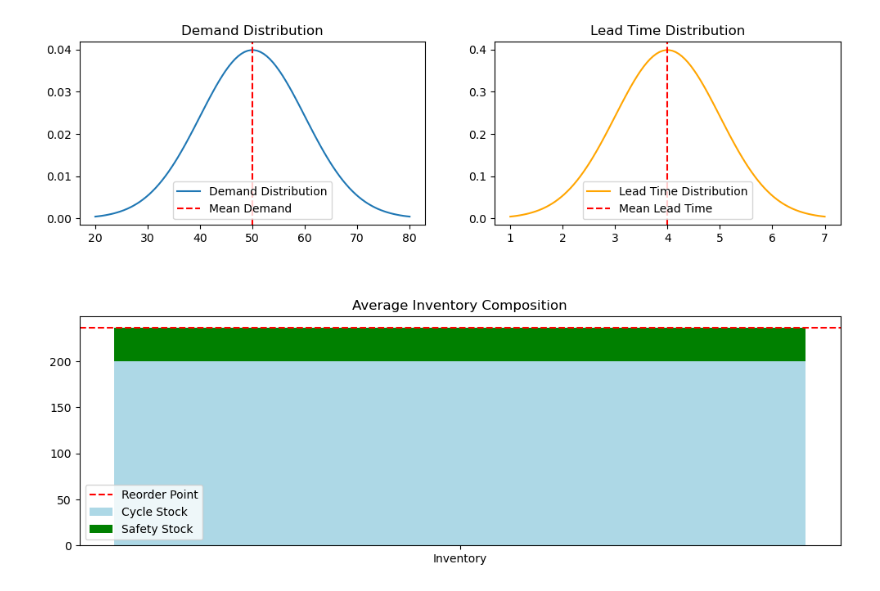
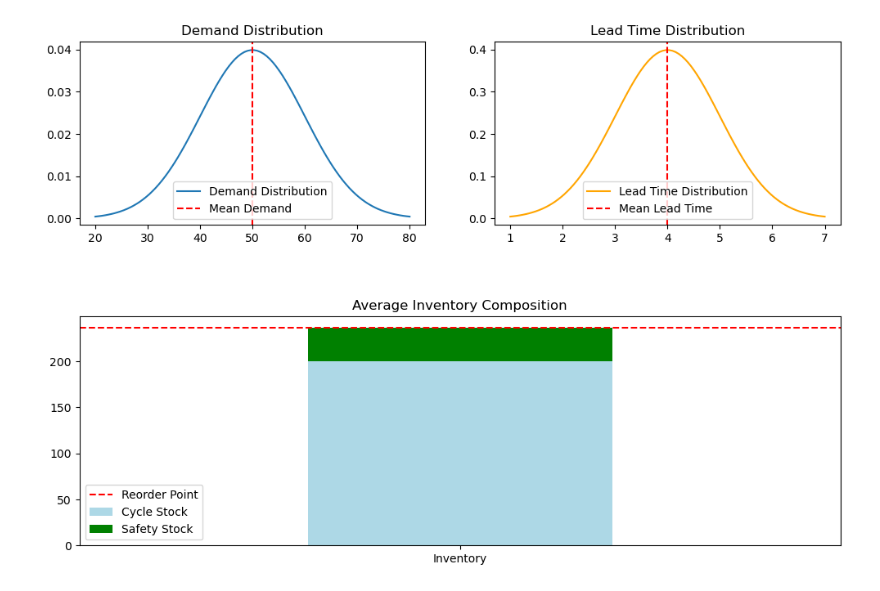
Before and after one commit to yay4john/Inventory-Optimization, a Jupyter notebook: SEIO.ipynb, the cells around one changed output. Cells and saved outputs as stored; diff of their text form; code cells hidden in the pictures.

```diff
--- a/SEIO.ipynb
+++ b/SEIO.ipynb
@@ -29,31 +29,33 @@ reorder_point = calculate_reorder_point(demand_mean, lead_time, safety_stock)
 # Visualization
 fig, axes = plt.subplots(2, 2, figsize=(12, 8), gridspec_kw={'height_ratios': [1, 1.5]})
 
 # Demand Distribution Plot
 x = np.linspace(demand_mean - 3*demand_std, demand_mean + 3*demand_std, 100)
 y = (1 / (demand_std * np.sqrt(2 * np.pi))) * np.exp(-0.5 * ((x - demand_mean) / demand_std) ** 2)
 axes[0, 0].plot(x, y, label="Demand Distribution")
 axes[0, 0].axvline(demand_mean, color='r', linestyle='--', label="Mean Demand")
 axes[0, 0].set_title("Demand Distribution")
 axes[0, 0].legend()
 
 # Lead Time Distribution Plot
 lead_time_x = np.linspace(lead_time - 3*lead_time_std, lead_time + 3*lead_time_std, 100)
 lead_time_y = (1 / (lead_time_std * np.sqrt(2 * np.pi))) * np.exp(-0.5 * ((lead_time_x - lead_time) / lead_time_std) ** 2)
 axes[0, 1].plot(lead_time_x, lead_time_y, label="Lead Time Distribution", color='orange')
 axes[0, 1].axvline(lead_time, color='r', linestyle='--', label="Mean Lead Time")
 axes[0, 1].set_title("Lead Time Distribution")
 axes[0, 1].legend()
 
 # Inventory Bar Chart - Full Bottom Row
 ax_big = fig.add_subplot(2, 1, 2)
 ax_big.bar(["Inventory"], [order_quantity], color='lightblue', label="Cycle Stock")
 ax_big.bar(["Inventory"], [safety_stock], bottom=[order_quantity], color='green', label="Safety Stock")
 ax_big.axhline(reorder_point, color='r', linestyle='--', label="Reorder Point")
 ax_big.set_title("Average Inventory Composition")
 ax_big.legend()
+
+ax_big.set_xlim(-1, 1)
 fig.delaxes(axes[1, 1])  # Remove the empty subplot
 fig.delaxes(axes[1, 0])
 fig.show()
 # %% [output]
-[figure, old version]
+[figure, new version]
```
Also changed, not shown: parts of 1 cell of this notebook, 3 other files.
